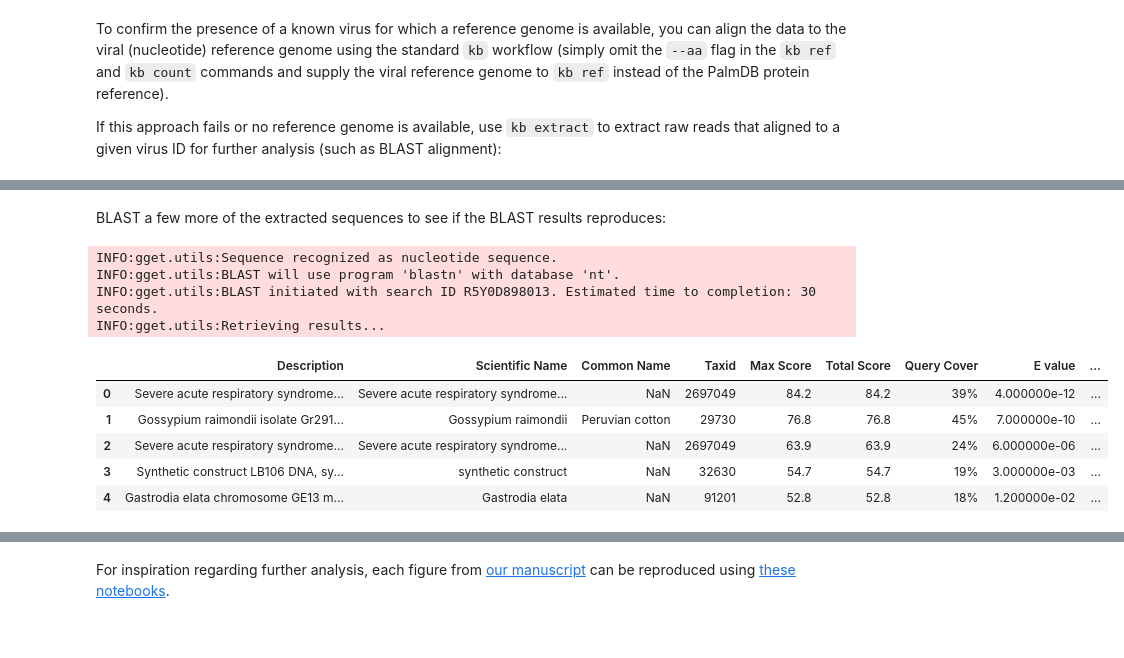
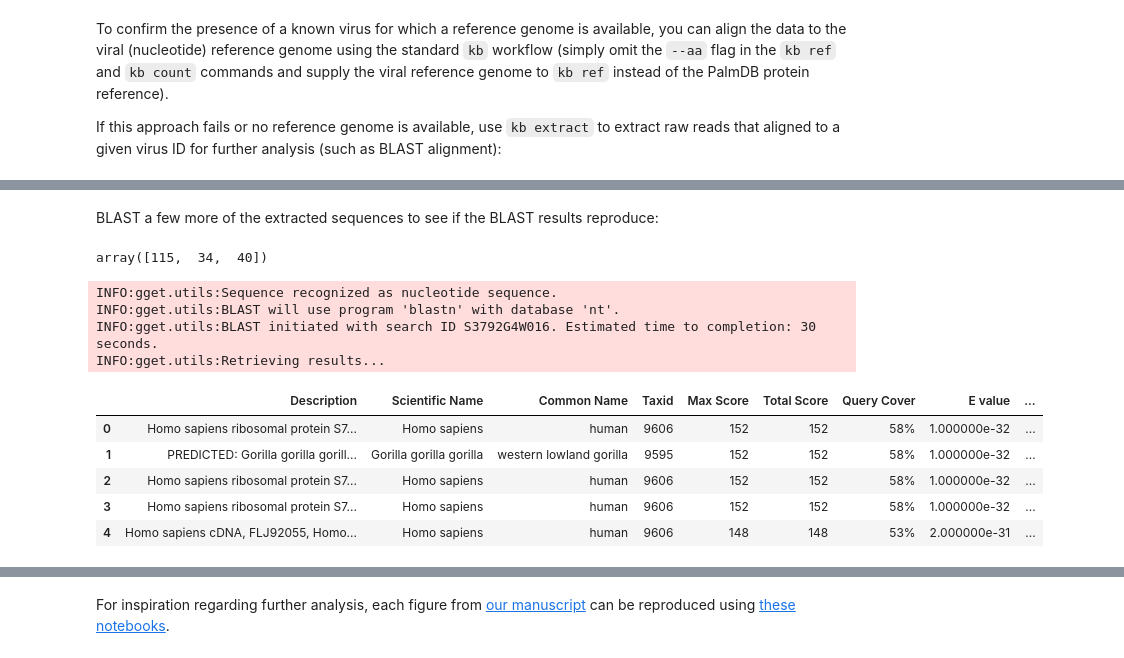
Before and after one commit to pachterlab/kb_docs, a Jupyter notebook: docs/source/translated/notebooks/virus_detection_sc.ipynb, the cells around one changed output, grey strips where cells are left out. Cells and saved outputs as stored; diff of their text form; code cells hidden in the pictures.

```diff
--- a/docs/source/translated/notebooks/virus_detection_sc.ipynb
+++ b/docs/source/translated/notebooks/virus_detection_sc.ipynb
@@ -662,9 +675,12 @@ BLAST the first read extracted for u101227 using gget to see which known referen
 # %%
 # BLAST the first read extracted for u101227 using gget
 seq_idx = 0
-raw_read_u101227 = extracted_seqs_dict["u101227"][seq_idx]
-blast_df_u101227 = gget.blast(raw_read_u101227)
-blast_df_u101227
+virus_id = "u101227"
+
+raw_read = extracted_seqs_dict[virus_id][seq_idx]
+
+blast_df = gget.blast(raw_read)
+blast_df
 # %% [output]
 INFO:gget.utils:Sequence recognized as nucleotide sequence.
 INFO:gget.utils:BLAST will use program 'blastn' with database 'nt'.
@@ -679,17 +695,25 @@ INFO:gget.utils:Retrieving results...
 # %% [markdown]
-BLAST a few more of the extracted sequences to see if the BLAST results reproduces:
+BLAST a few more of the extracted sequences to see if the BLAST results reproduce:
+# %%
+# Set the seed for reproducibility
+np.random.seed(29)
+
+# Randomly select indices for three of the extracted sequences
+seq_idxs = np.random.randint(0, 200, size=3)
+seq_idxs
+# %% [output]
+array([115,  34,  40])
 # %%
-seq_idx = 23
-gget.blast(extracted_seqs_dict["u101227"][seq_idx], limit=5)
+gget.blast(extracted_seqs_dict[virus_id][seq_idxs[0]], limit=5)
 # %% [output]
 INFO:gget.utils:Sequence recognized as nucleotide sequence.
 INFO:gget.utils:BLAST will use program 'blastn' with database 'nt'.
-INFO:gget.utils:BLAST initiated with search ID R5Y0D898013. Estimated time to completion: 30 seconds.
+INFO:gget.utils:BLAST initiated with search ID S3792G4W016. Estimated time to completion: 30 seconds.
 INFO:gget.utils:Retrieving results...
 |  | Description | Scientific Name | Common Name | Taxid | Max Score | Total Score | Query Cover | E value | ... |
-| 0 | Severe acute respiratory syndrome... | Severe acute respiratory syndrome... | NaN | 2697049 | 84.2 | 84.2 | 39% | 4.000000e-12 | ... |
-| 1 | Gossypium raimondii isolate Gr291... | Gossypium raimondii | Peruvian cotton | 29730 | 76.8 | 76.8 | 45% | 7.000000e-10 | ... |
-| 2 | Severe acute respiratory syndrome... | Severe acute respiratory syndrome... | NaN | 2697049 | 63.9 | 63.9 | 24% | 6.000000e-06 | ... |
-| 3 | Synthetic construct LB106 DNA, sy... | synthetic construct | NaN | 32630 | 54.7 | 54.7 | 19% | 3.000000e-03 | ... |
-| 4 | Gastrodia elata chromosome GE13 m... | Gastrodia elata | NaN | 91201 | 52.8 | 52.8 | 18% | 1.200000e-02 | ... |
+| 0 | Homo sapiens ribosomal protein S7... | Homo sapiens | human | 9606 | 152 | 152 | 58% | 1.000000e-32 | ... |
+| 1 | PREDICTED: Gorilla gorilla gorill... | Gorilla gorilla gorilla | western lowland gorilla | 9595 | 152 | 152 | 58% | 1.000000e-32 | ... |
+| 2 | Homo sapiens ribosomal protein S7... | Homo sapiens | human | 9606 | 152 | 152 | 58% | 1.000000e-32 | ... |
+| 3 | Homo sapiens ribosomal protein S7... | Homo sapiens | human | 9606 | 152 | 152 | 58% | 1.000000e-32 | ... |
+| 4 | Homo sapiens cDNA, FLJ92055, Homo... | Homo sapiens | human | 9606 | 148 | 148 | 53% | 2.000000e-31 | ... |
 # %%
```
Also changed, not shown: parts of 29 cells of this notebook.
